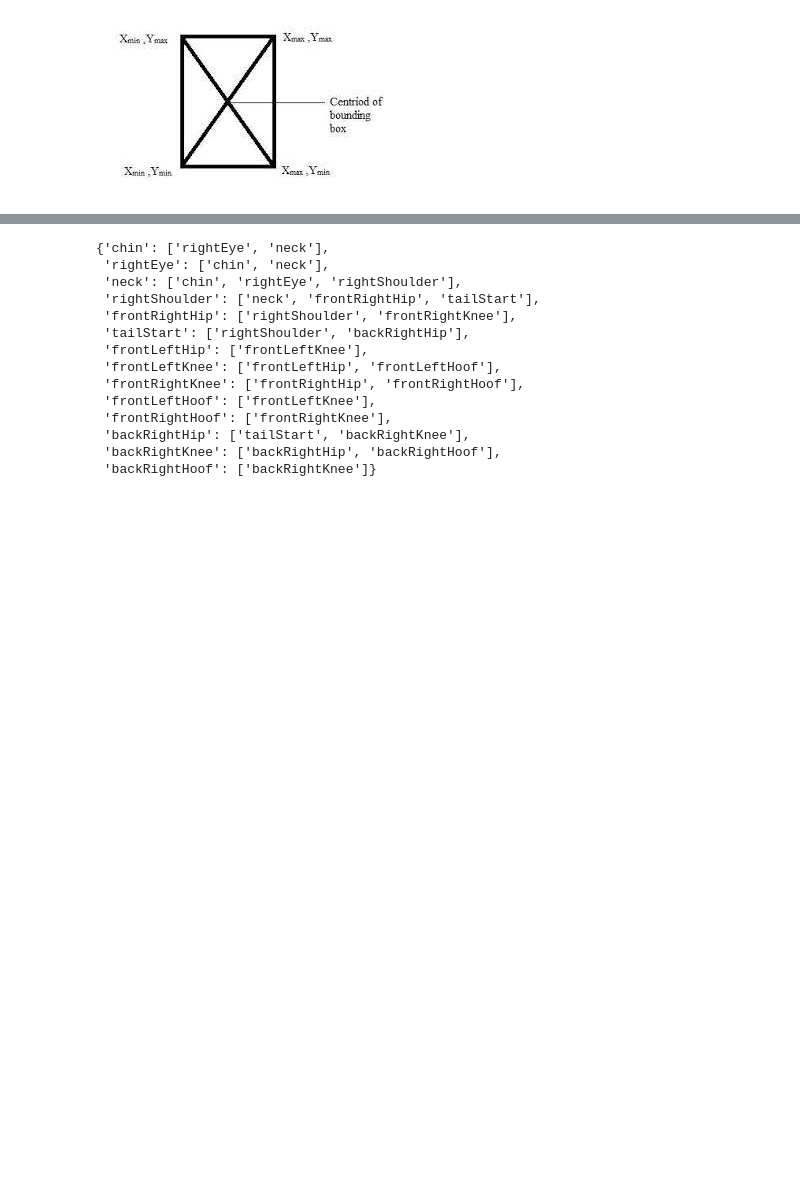
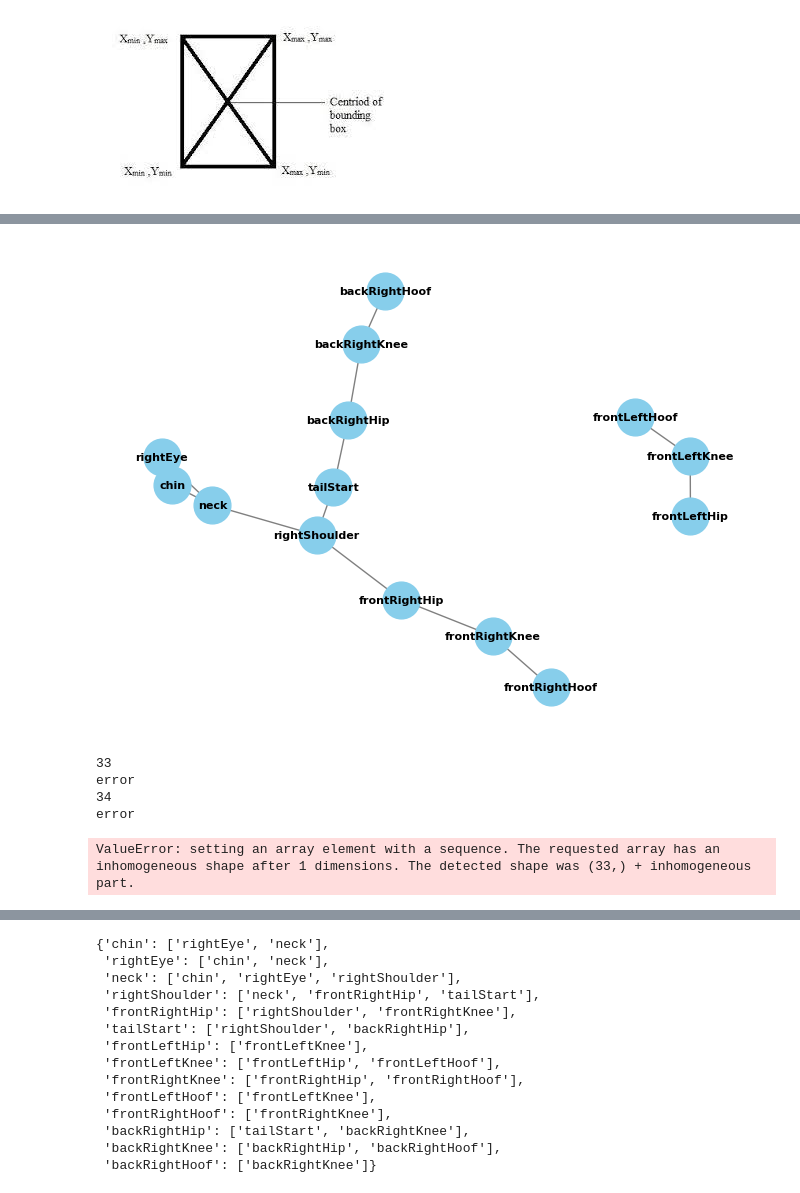
Before and after one commit to kaburia/animal-poses4population, a Jupyter notebook: graph_embeddings.ipynb, the cells around one changed output, grey strips where cells are left out. Drawn from its saved outputs; the diff is of its cells as text; code cells hidden in the pictures; blank space fills up the shorter version.

Commit message:
Adjacency Matrix

```diff
--- a/graph_embeddings.ipynb
+++ b/graph_embeddings.ipynb
@@ -82,0 +84,34 @@ nx.draw(first_file_frame,  with_labels=True, font_weight='bold', node_size=700,
+# %%
+
+graph_seq = graph_sequence()
+first_file_frame = graph_seq['647.mat'][0]
+# draw the graph
+# pos = nx.spring_layout(first_file_frame)
+nx.draw(first_file_frame,  with_labels=True, font_weight='bold', node_size=700,
+        node_color='skyblue', font_color='black', font_size=8, edge_color='gray')
+# %% [output]
+[figure, added]
+# %%
+from networkx import NetworkXError
+file_647 = graph_seq['647.mat']
+# get the adjacency matrix for each frame
+# [adjacency_matrix for adjacency_matrix in nx.adjacency_matrix(file_647).todense()]
+adj = []
+for no, i in enumerate(file_647):
+
+    try:
+        xc = nx.adjacency_matrix(i).todense()
+        adj.append(xc)
+    except NetworkXError:
+        print(no)
+        print('error')
+        # continue
+# %% [output]
+33
+error
+34
+error
+# %%
+np.array(adj).shape
+# %% [output]
+ValueError: setting an array element with a sequence. The requested array has an inhomogeneous shape after 1 dimensions. The detected shape was (33,) + inhomogeneous part.
```
Also changed, not shown: parts of 9 cells of this notebook.
